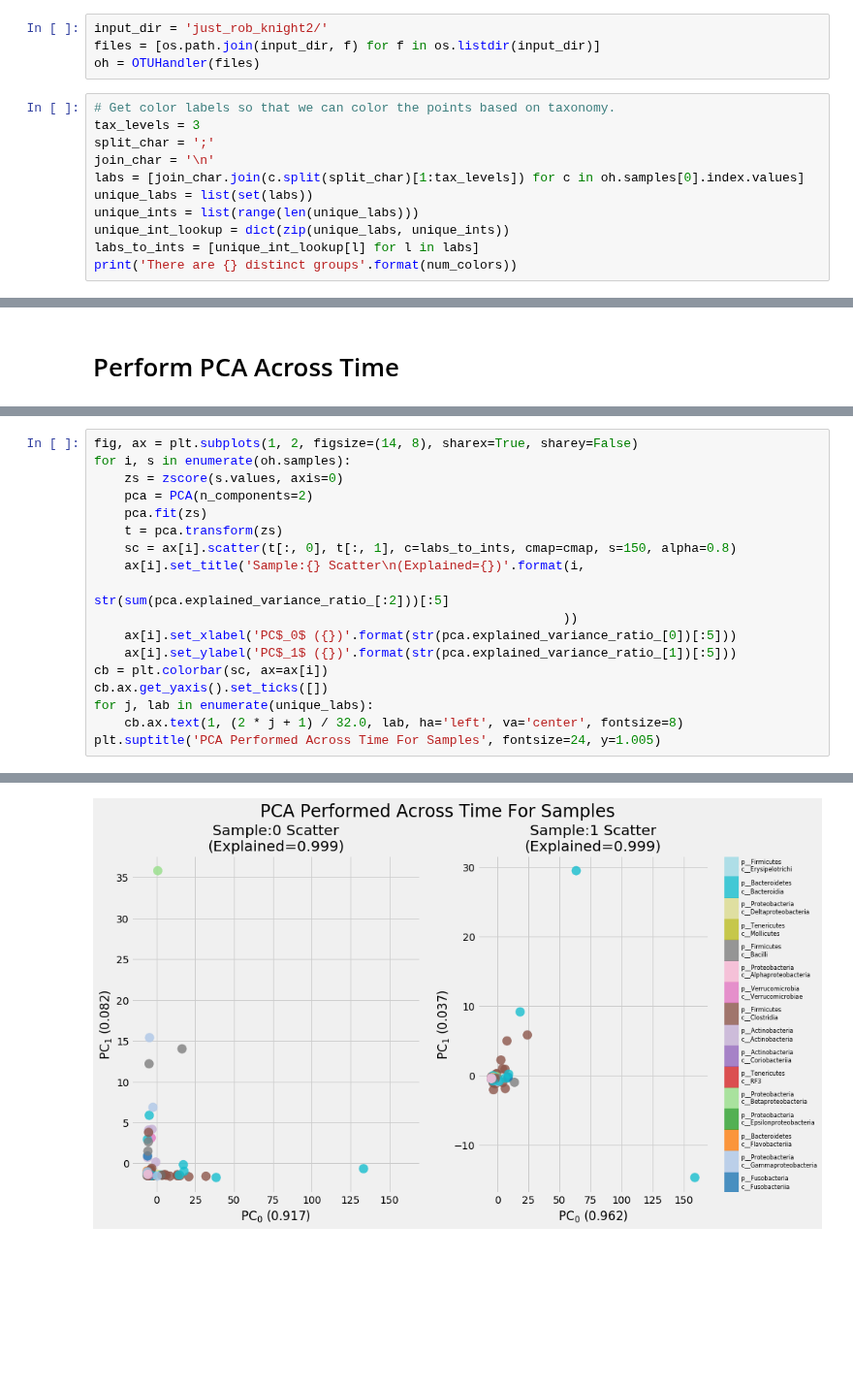
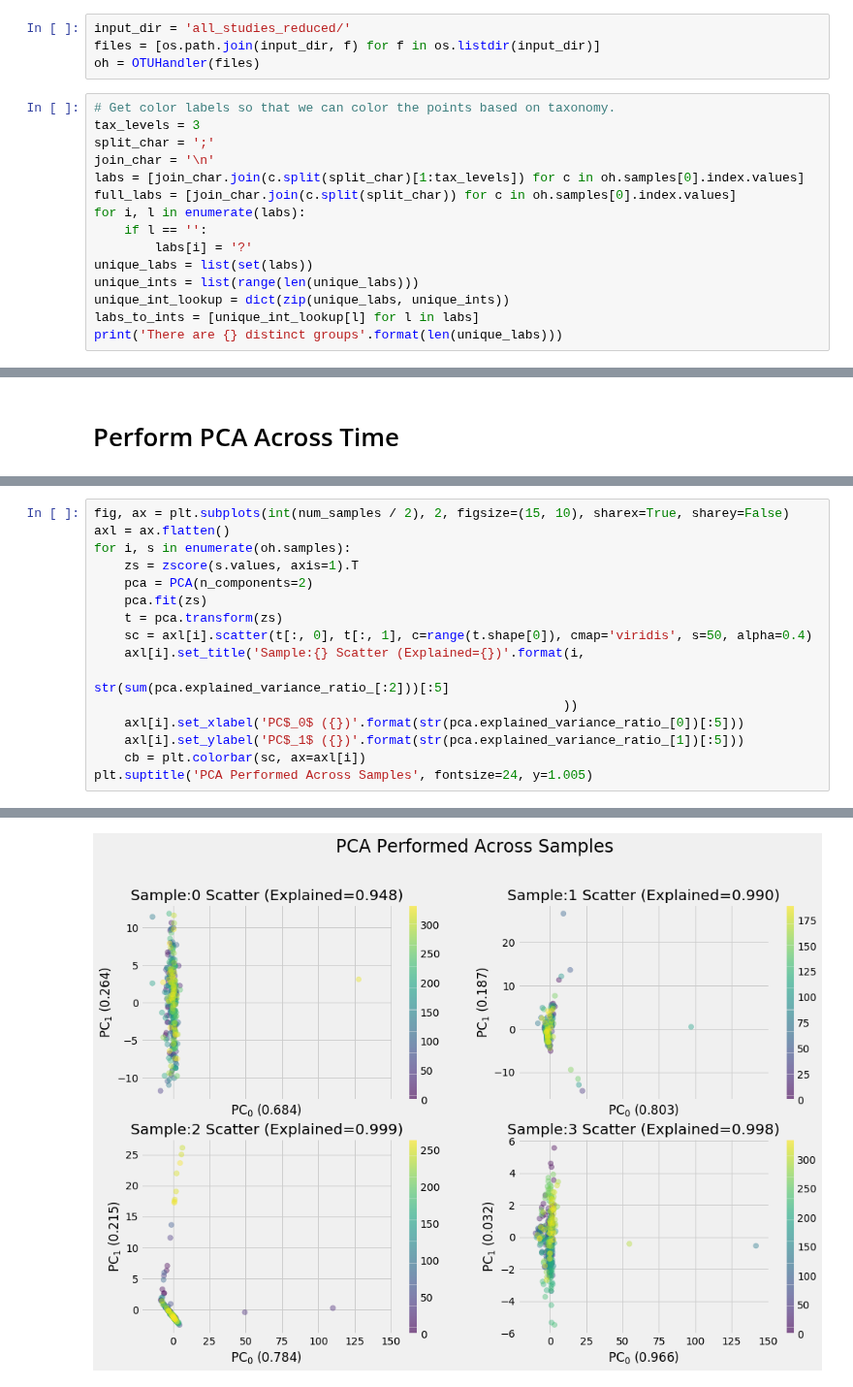
Before and after one commit to michaelwiest/microbiome-rnn, a Jupyter notebook: notebooks/Input PCA.ipynb, the cells around one changed output, grey strips where cells are left out. Shown at 97% size. Drawn from its saved outputs; the diff is of its cells as text; blank space fills up the shorter version.

```diff
--- a/notebooks/Input PCA.ipynb
+++ b/notebooks/Input PCA.ipynb
@@ -31,7 +31,7 @@ def complete_and_multiindex_df(df):
     combined.set_index(default_tax, inplace=True)
     return combined
 # %%
-input_dir = 'just_rob_knight2/'
+input_dir = 'all_studies_reduced/'
 files = [os.path.join(input_dir, f) for f in os.listdir(input_dir)]
 oh = OTUHandler(files)
 # %%
@@ -40,9 +40,13 @@ tax_levels = 3
 split_char = ';'
 join_char = '\n'
 labs = [join_char.join(c.split(split_char)[1:tax_levels]) for c in oh.samples[0].index.values]
+full_labs = [join_char.join(c.split(split_char)) for c in oh.samples[0].index.values]
+for i, l in enumerate(labs):
+    if l == '':
+        labs[i] = '?'
 unique_labs = list(set(labs))
 unique_ints = list(range(len(unique_labs)))
 unique_int_lookup = dict(zip(unique_labs, unique_ints))
 labs_to_ints = [unique_int_lookup[l] for l in labs]
-print('There are {} distinct groups'.format(num_colors))
+print('There are {} distinct groups'.format(len(unique_labs)))
 # %% [output]
@@ -59,19 +96,17 @@ colors_to_plot = [color_lookup[l] for l in labs]
 # %%
-fig, ax = plt.subplots(1, 2, figsize=(14, 8), sharex=True, sharey=False)
+fig, ax = plt.subplots(int(num_samples / 2), 2, figsize=(15, 10), sharex=True, sharey=False)
+axl = ax.flatten()
 for i, s in enumerate(oh.samples):
-    zs = zscore(s.values, axis=0)
+    zs = zscore(s.values, axis=1).T
     pca = PCA(n_components=2)
     pca.fit(zs)
     t = pca.transform(zs)
-    sc = ax[i].scatter(t[:, 0], t[:, 1], c=labs_to_ints, cmap=cmap, s=150, alpha=0.8)
-    ax[i].set_title('Sample:{} Scatter\n(Explained={})'.format(i,
+    sc = axl[i].scatter(t[:, 0], t[:, 1], c=range(t.shape[0]), cmap='viridis', s=50, alpha=0.4)
+    axl[i].set_title('Sample:{} Scatter (Explained={})'.format(i,
                                                                str(sum(pca.explained_variance_ratio_[:2]))[:5]
                                                               ))
-    ax[i].set_xlabel('PC$_0$ ({})'.format(str(pca.explained_variance_ratio_[0])[:5]))
-    ax[i].set_ylabel('PC$_1$ ({})'.format(str(pca.explained_variance_ratio_[1])[:5]))
-cb = plt.colorbar(sc, ax=ax[i])
-cb.ax.get_yaxis().set_ticks([])
-for j, lab in enumerate(unique_labs):
-    cb.ax.text(1, (2 * j + 1) / 32.0, lab, ha='left', va='center', fontsize=8)
-plt.suptitle('PCA Performed Across Time For Samples', fontsize=24, y=1.005)
+    axl[i].set_xlabel('PC$_0$ ({})'.format(str(pca.explained_variance_ratio_[0])[:5]))
+    axl[i].set_ylabel('PC$_1$ ({})'.format(str(pca.explained_variance_ratio_[1])[:5]))
+    cb = plt.colorbar(sc, ax=axl[i])
+plt.suptitle('PCA Performed Across Samples', fontsize=24, y=1.005)
 # %% [output]
@@ -79 +114 @@ Text(0.5,1.005,'PCA Performed Across Time For Samples')
-[figure, old version]
+[figure, new version]
```
Also changed, not shown: parts of 10 cells of this notebook, 1 other file.
